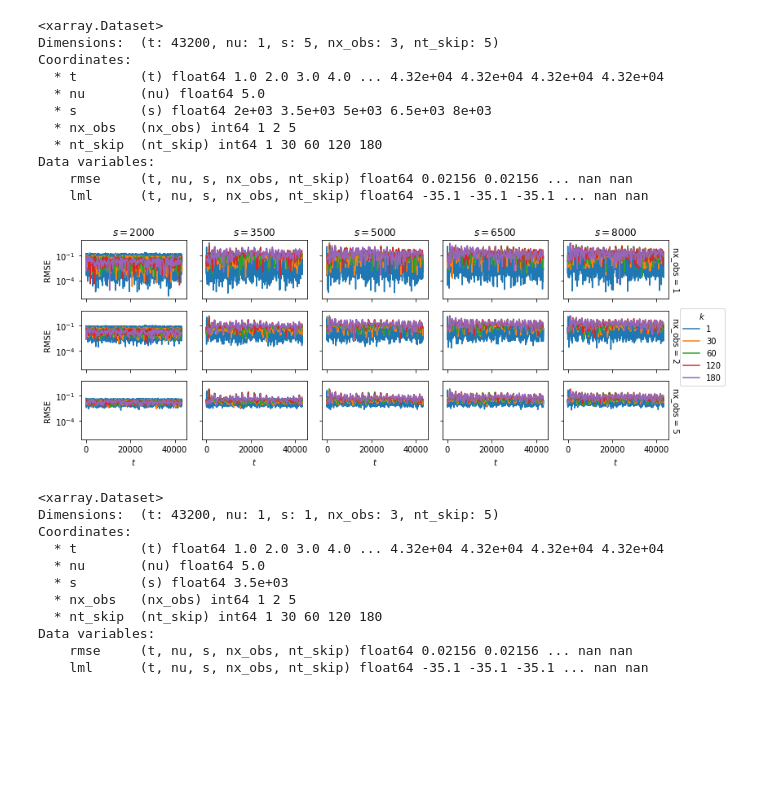
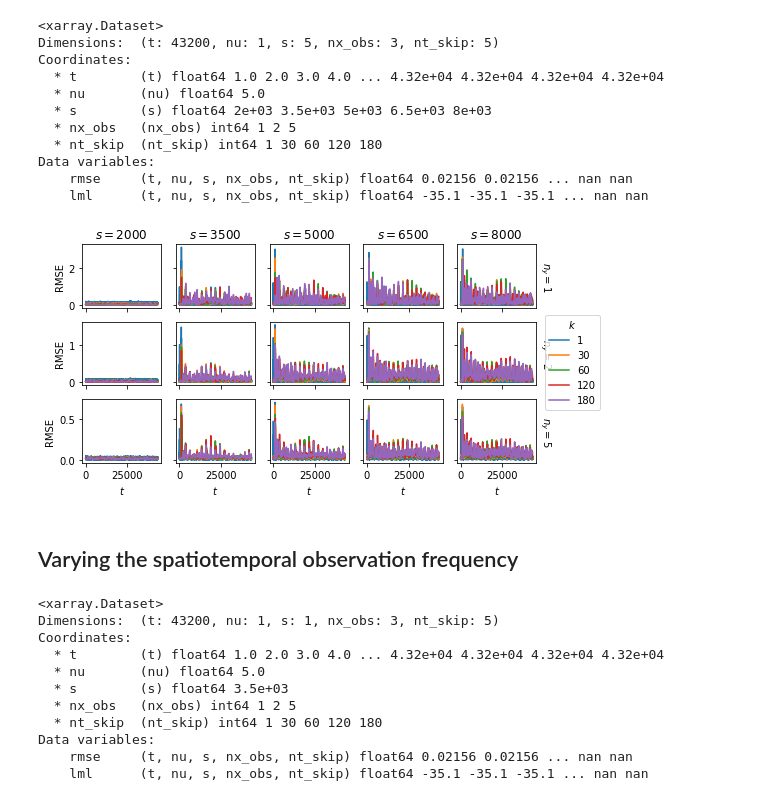
Before and after one commit to connor-duffin/sswe, a Jupyter notebook: notebooks/misspecification-analysis-sparse-obs.ipynb, the cells around one changed output. Saved outputs shown, nothing was run; the diff lists cells and outputs as text; code cells hidden in the pictures; blank space fills up the shorter version.

```diff
--- a/notebooks/misspecification-analysis-sparse-obs.ipynb
+++ b/notebooks/misspecification-analysis-sparse-obs.ipynb
@@ -118,8 +127,8 @@ Data variables:
 # %%
-output_files_post = glob(
+output_files_post_fixed_s = glob(
     "../outputs/swe-tidal-sparse/nonlinear-posterior-s-2000.0-*")
 
-errors_post_fixed_s = build_output_ds(output_files_post, prior=False)
+errors_post_fixed_s = build_output_ds(output_files_post_fixed_s, prior=False)
 print(errors_post_fixed_s)
 # %% [output]
 <xarray.Dataset>
@@ -142,11 +151,13 @@ errors_prior = errors_prior.reindex(s=errors_prior.coords["s"][::-1])
 p = errors_prior.rmse.isel(
     nx_obs=0, nu=nu_slice).interpolate_na(dim="t").plot(
     hue="s", col="nu",
-    figsize=(1.5 * figure_sizes["fullwidth"], 0.3 * figure_sizes["fullwidth"]),
+    figsize=(figure_sizes["fullwidth"], 0.25 * figure_sizes["fullwidth"]),
     sharex=True, sharey=True)
 
+p.figlegend.set_title(r"$s$")
+
 for i, ax in enumerate(p.axes.flat):
-    ax.set_yscale("log")
+    pass
 
 for i, ax in enumerate(p.axes[0, :]):
     ax.set_title(nu_labels[i])
@@ -167,16 +178,16 @@ nu_labels = [fr"$\nu = {texp(f'{nu:.1e}', False)}$" for nu in nus]
 
 p = errors_post_fixed_s.rmse.isel(s=0).interpolate_na(dim="t").plot(
     hue="nt_skip", col="nu", row="nx_obs",
-    figsize=(1.5 * figure_sizes["fullwidth"], 0.6 * figure_sizes["fullwidth"]),
-    sharex=True, sharey=True)
+    figsize=(figure_sizes["fullwidth"], 0.55 * figure_sizes["fullwidth"]),
+    sharex=True, sharey="row")
 
 # figure customization
 p.figlegend.set_title(r"$k$")
 # p.figlegend.remove()
 
 for i, ax in enumerate(p.axes.flat):
-    # pass
-    ax.set_yscale("log")
+    pass
+    # ax.set_yscale("log")
 
 for i, ax in enumerate(p.axes[0, :]):
     ax.set_title(nu_labels[i])
@@ -184,6 +195,11 @@ for i, ax in enumerate(p.axes[0, :]):
 for ax in p.axes[-1, :]:
     ax.set_xlabel(r"$t$")
 
+ny_labels = [
+    fr"$n_y = {nx_obs}$" for nx_obs in errors_post_fixed_s.coords["nx_obs"].to_numpy()]
+for i, ax in enumerate(p.axes[:, -1]):
+    plt.setp(ax.texts, text=ny_labels[i])
+
 for ax in p.axes[:, 0]:
     ax.set_ylabel("RMSE")
 
@@ -194,8 +210,9 @@ plt.show()
 # %%
-output_files_post = glob(
+output_files_post_fixed_nu = glob(
     "../outputs/swe-tidal-sparse/nonlinear-posterior-*-nu-5.00e+00-*")
 
-errors_post_fixed_nu = build_output_ds(output_files_post, prior=False)
+errors_post_fixed_nu = build_output_ds(
+    output_files_post_fixed_nu, prior=False)
 print(errors_post_fixed_nu)
 # %% [output]
 <xarray.Dataset>
@@ -212,28 +229,35 @@ Data variables:
 # %%
 p = errors_post_fixed_nu.rmse.isel(nu=0).interpolate_na(dim="t").plot(
     hue="nt_skip", col="s", row="nx_obs",
-    figsize=(1.5 * figure_sizes["fullwidth"], 0.6 * figure_sizes["fullwidth"]),
-    sharex=True, sharey=True)
+    figsize=(figure_sizes["fullwidth"], 0.55 * figure_sizes["fullwidth"]),
+    sharex=True, sharey="row")
 
 # figure customization
 p.figlegend.set_title(r"$k$")
 
 s_all =  errors_post_fixed_nu.coords["s"].to_numpy()
 s_labels = [fr"$s = {s:.0f}$" for s in s_all]
 for i, ax in enumerate(p.axes.flat):
-    ax.set_yscale("log")
+    pass
+    # ax.set_yscale("log")
 
 for ax in p.axes[-1, :]:
     ax.set_xlabel(r"$t$")
 
 for i, ax in enumerate(p.axes[0, :]):
     ax.set_title(s_labels[i])
 
+ny_labels = [fr"$n_y = {nx_obs}$" for nx_obs in errors_post_fixed_nu.coords["nx_obs"].to_numpy()]
+for i, ax in enumerate(p.axes[:, -1]):
+    plt.setp(ax.texts, text=ny_labels[i])
+
 for ax in p.axes[:, 0]:
     ax.set_ylabel("RMSE")
 
 p.fig.savefig("../figures/rmse-post-s-nt-skip-nx-obs.pdf")
 plt.show()
 # %% [output]
-[figure, old version]
+[figure, new version]
+# %% [markdown]
+## Varying the spatiotemporal observation frequency
 # %%
```
Also changed, not shown: parts of 15 cells of this notebook, 2 other files.
